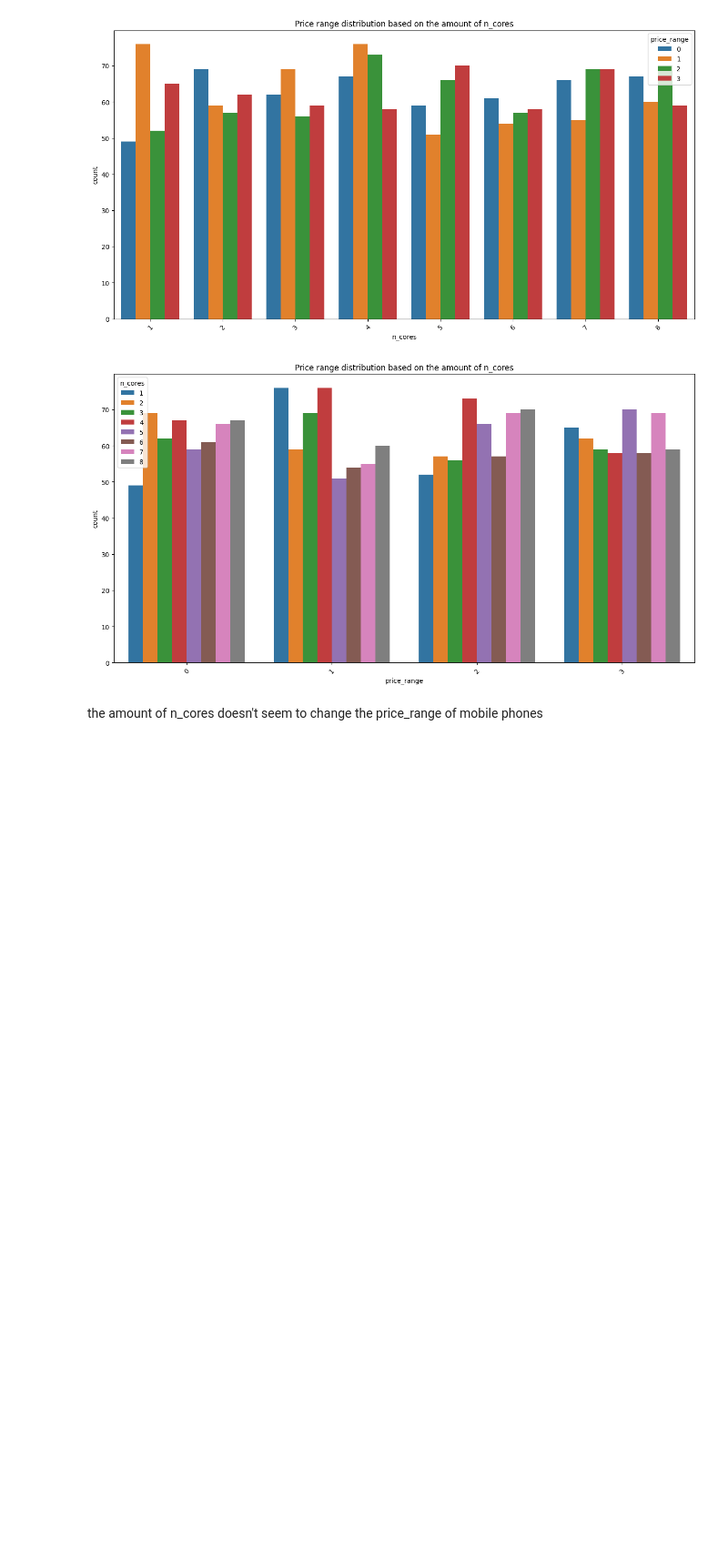
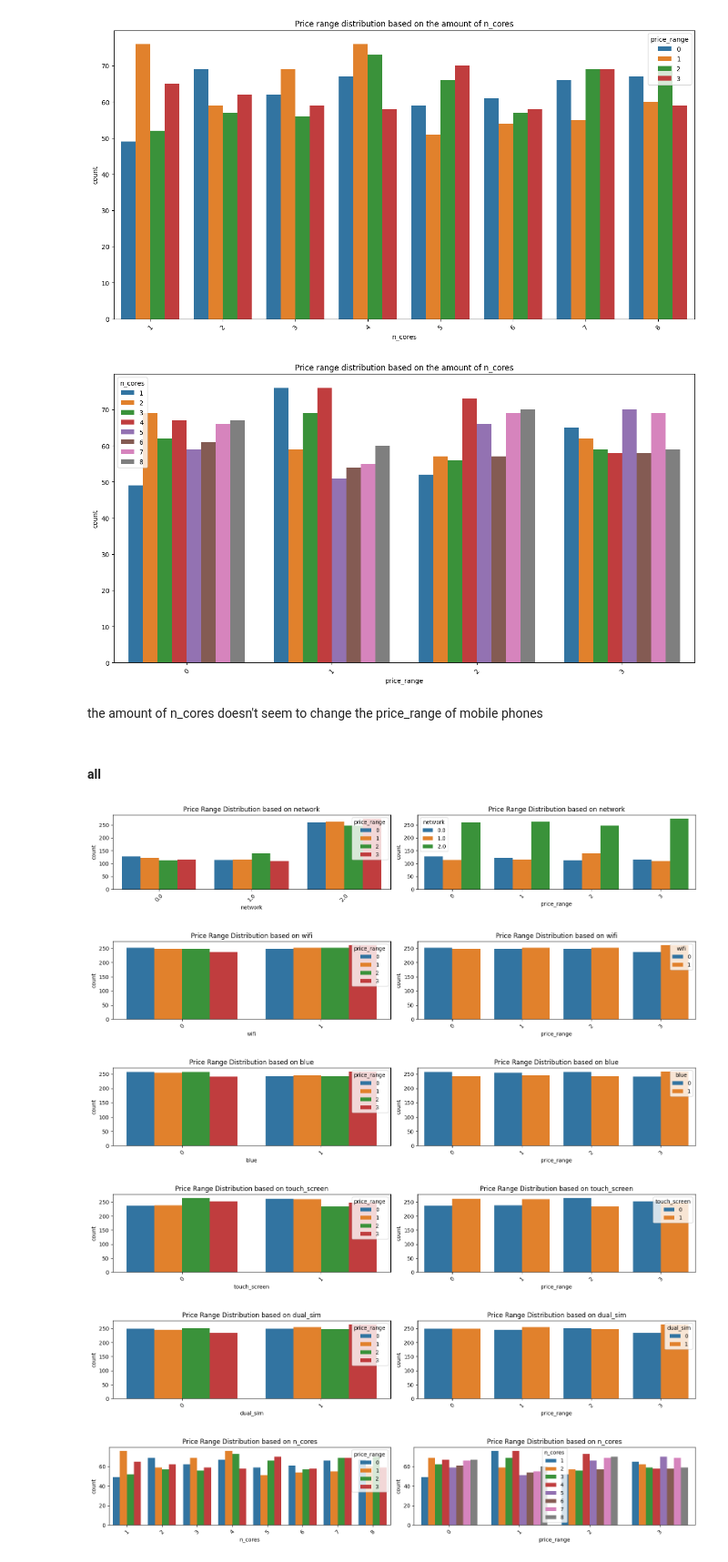
Before and after one commit to emonteiro27/mobile_price_class, a Jupyter notebook: mobile_price_classification.ipynb, the cells around one changed output. Shown at 91% size. Cells and saved outputs as stored; diff of their text form; code cells hidden in the pictures; blank space fills up the shorter version.

Commit message:
plotted all 6 previous plots with subplots

```diff
--- a/mobile_price_classification.ipynb
+++ b/mobile_price_classification.ipynb
@@ -321,3 +321,36 @@ plt.show()
 [figure]
 # %% [markdown]
 the amount of n_cores doesn't seem to change the price_range of mobile phones
+# %% [markdown]
+#### all
+# %%
+def plot_price_distribution(df, variable):
+
+    plt.figure(figsize=(16, 3))
+
+    # plot 1
+    plt.subplot(1, 2, 1)
+    sns.countplot(data=df, x=variable, hue='price_range')
+    plt.title(f'Price Range Distribution based on {variable}')
+    plt.xticks(rotation=45)
+
+    #plot 2
+    plt.subplot(1, 2, 2)
+    sns.countplot(data=df, x='price_range', hue=variable)
+    plt.title(f'Price Range Distribution based on {variable}')
+    plt.xticks(rotation=45)
+
+    plt.tight_layout()
+    plt.show()
+# %%
+variables_to_plot = ['network', 'wifi', 'blue', 'touch_screen', 'dual_sim', 'n_cores']
+
+for i, variable in enumerate(variables_to_plot):
+    plot_price_distribution(df_train, variable)
+# %% [output]
+[figure, added]
+[figure, added]
+[figure, added]
+[figure, added]
+[figure, added]
+[figure, added]
```
